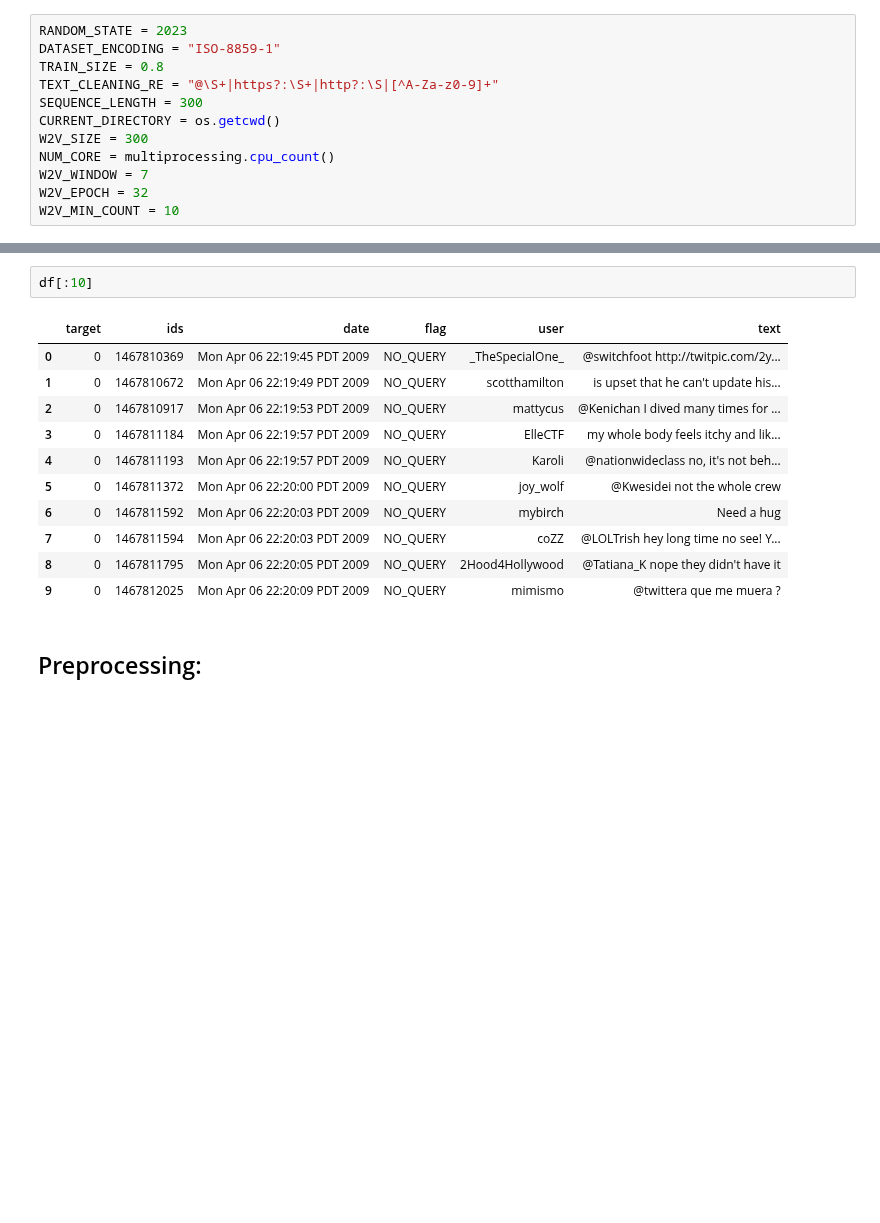
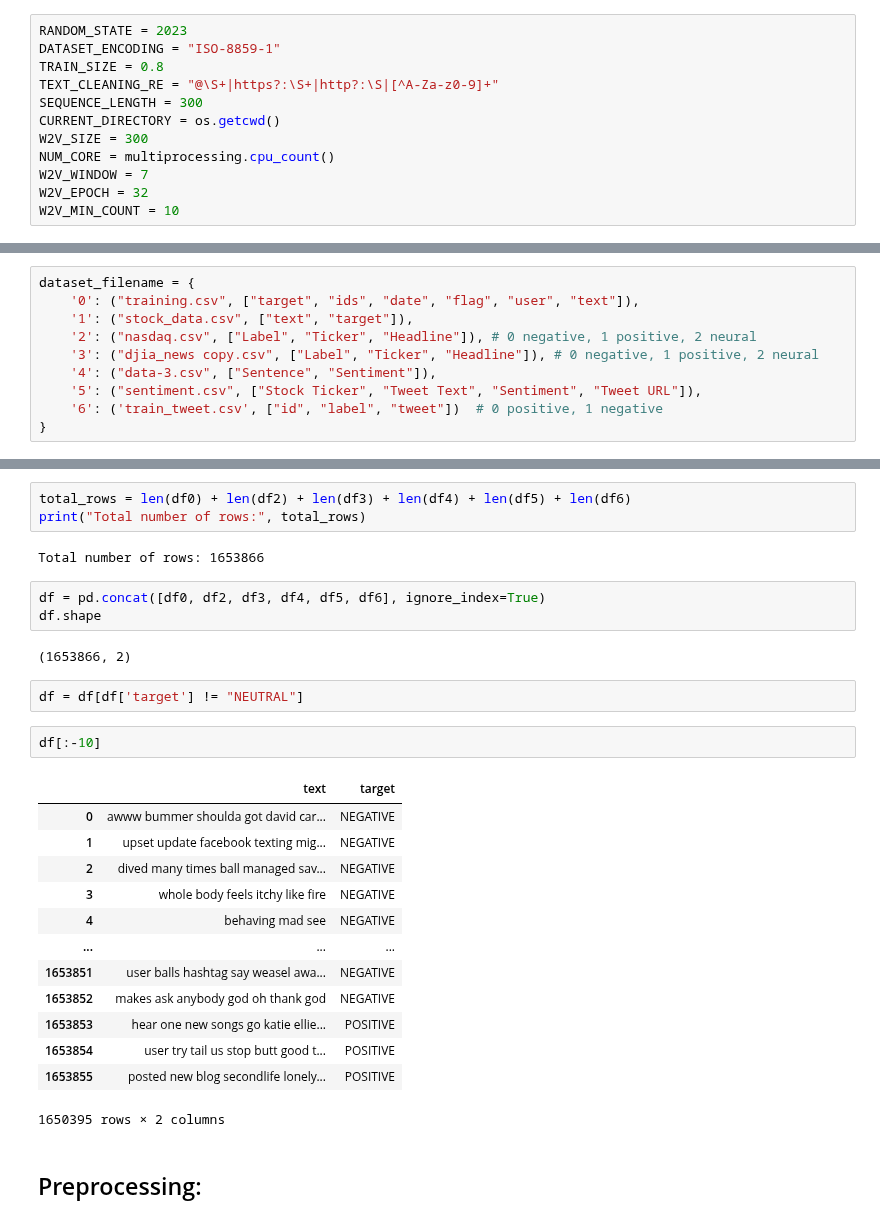
Before and after one commit to howie-zeng/Analyzing-Retail-Sentiment-and-Detecting-Trading-Signals, a Jupyter notebook: Sentiment_Analysis/models.ipynb, the cells around one changed output, grey strips where cells are left out. Saved outputs shown, nothing was run; the diff lists cells and outputs as text; blank space fills up the shorter version.

```diff
--- a/Sentiment_Analysis/models.ipynb
+++ b/Sentiment_Analysis/models.ipynb
@@ -123,0 +142,10 @@ df = pd.read_csv(dataset_path, encoding=DATASET_ENCODING, names=dataset_filename
+# %%
+dataset_filename = {
+    '0': ("training.csv", ["target", "ids", "date", "flag", "user", "text"]),
+    '1': ("stock_data.csv", ["text", "target"]),
+    '2': ("nasdaq.csv", ["Label", "Ticker", "Headline"]), # 0 negative, 1 positive, 2 neural
+    '3': ("djia_news copy.csv", ["Label", "Ticker", "Headline"]), # 0 negative, 1 positive, 2 neural
+    '4': ("data-3.csv", ["Sentence", "Sentiment"]),
+    '5': ("sentiment.csv", ["Stock Ticker", "Tweet Text", "Sentiment", "Tweet URL"]),
+    '6': ('train_tweet.csv', ["id", "label", "tweet"])  # 0 positive, 1 negative
+}
@@ -124,17 +199,31 @@ df = pd.read_csv(dataset_path, encoding=DATASET_ENCODING, names=dataset_filename
+# %%
+total_rows = len(df0) + len(df2) + len(df3) + len(df4) + len(df5) + len(df6)
+print("Total number of rows:", total_rows)
+# %% [output]
+Total number of rows: 1653866
+# %%
+df = pd.concat([df0, df2, df3, df4, df5, df6], ignore_index=True)
+df.shape
+# %% [output]
+(1653866, 2)
+# %%
+df = df[df['target'] != "NEUTRAL"]
 # %%
-df[:10]
+df[:-10]
 # %% [output]
-|  | target | ids | date | flag | user | text |
-| 0 | 0 | 1467810369 | Mon Apr 06 22:19:45 PDT 2009 | NO_QUERY | _TheSpecialOne_ | @switchfoot http://twitpic.com/2y... |
-| 1 | 0 | 1467810672 | Mon Apr 06 22:19:49 PDT 2009 | NO_QUERY | scotthamilton | is upset that he can't update his... |
-| 2 | 0 | 1467810917 | Mon Apr 06 22:19:53 PDT 2009 | NO_QUERY | mattycus | @Kenichan I dived many times for ... |
-| 3 | 0 | 1467811184 | Mon Apr 06 22:19:57 PDT 2009 | NO_QUERY | ElleCTF | my whole body feels itchy and lik... |
-| 4 | 0 | 1467811193 | Mon Apr 06 22:19:57 PDT 2009 | NO_QUERY | Karoli | @nationwideclass no, it's not beh... |
-| 5 | 0 | 1467811372 | Mon Apr 06 22:20:00 PDT 2009 | NO_QUERY | joy_wolf | @Kwesidei not the whole crew |
-| 6 | 0 | 1467811592 | Mon Apr 06 22:20:03 PDT 2009 | NO_QUERY | mybirch | Need a hug |
-| 7 | 0 | 1467811594 | Mon Apr 06 22:20:03 PDT 2009 | NO_QUERY | coZZ | @LOLTrish hey long time no see! Y... |
-| 8 | 0 | 1467811795 | Mon Apr 06 22:20:05 PDT 2009 | NO_QUERY | 2Hood4Hollywood | @Tatiana_K nope they didn't have it |
-| 9 | 0 | 1467812025 | Mon Apr 06 22:20:09 PDT 2009 | NO_QUERY | mimismo | @twittera que me muera ? |
+|  | text | target |
+| 0 | awww bummer shoulda got david car... | NEGATIVE |
+| 1 | upset update facebook texting mig... | NEGATIVE |
+| 2 | dived many times ball managed sav... | NEGATIVE |
+| 3 | whole body feels itchy like fire | NEGATIVE |
+| 4 | behaving mad see | NEGATIVE |
+| ... | ... | ... |
+| 1653851 | user balls hashtag say weasel awa... | NEGATIVE |
+| 1653852 | makes ask anybody god oh thank god | NEGATIVE |
+| 1653853 | hear one new songs go katie ellie... | POSITIVE |
+| 1653854 | user try tail us stop butt good t... | POSITIVE |
+| 1653855 | posted new blog secondlife lonely... | POSITIVE |
+1650395 rows × 2 columns
 # %% [markdown]
 ## Preprocessing:
 # %%
```
Also changed, not shown: parts of 12 cells of this notebook, 3 other files.
